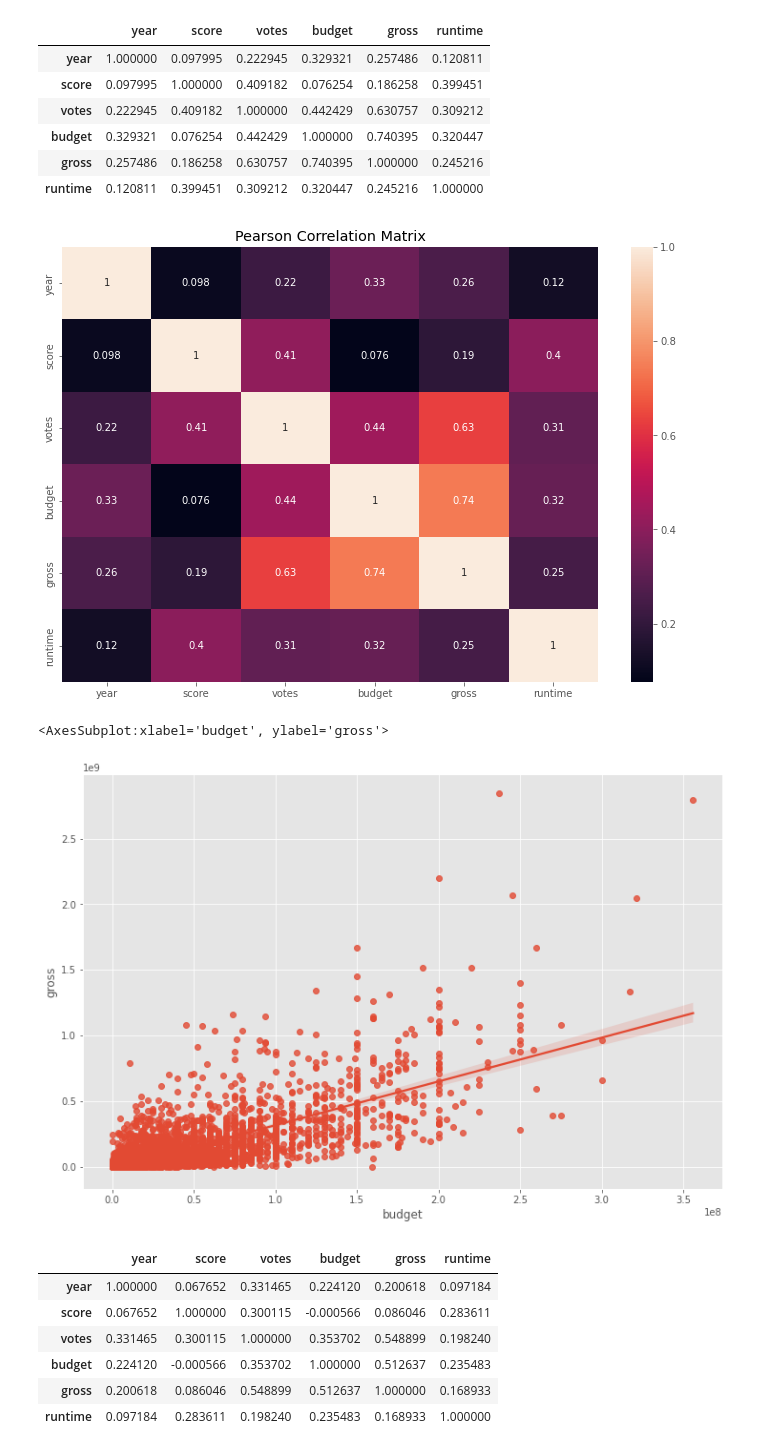
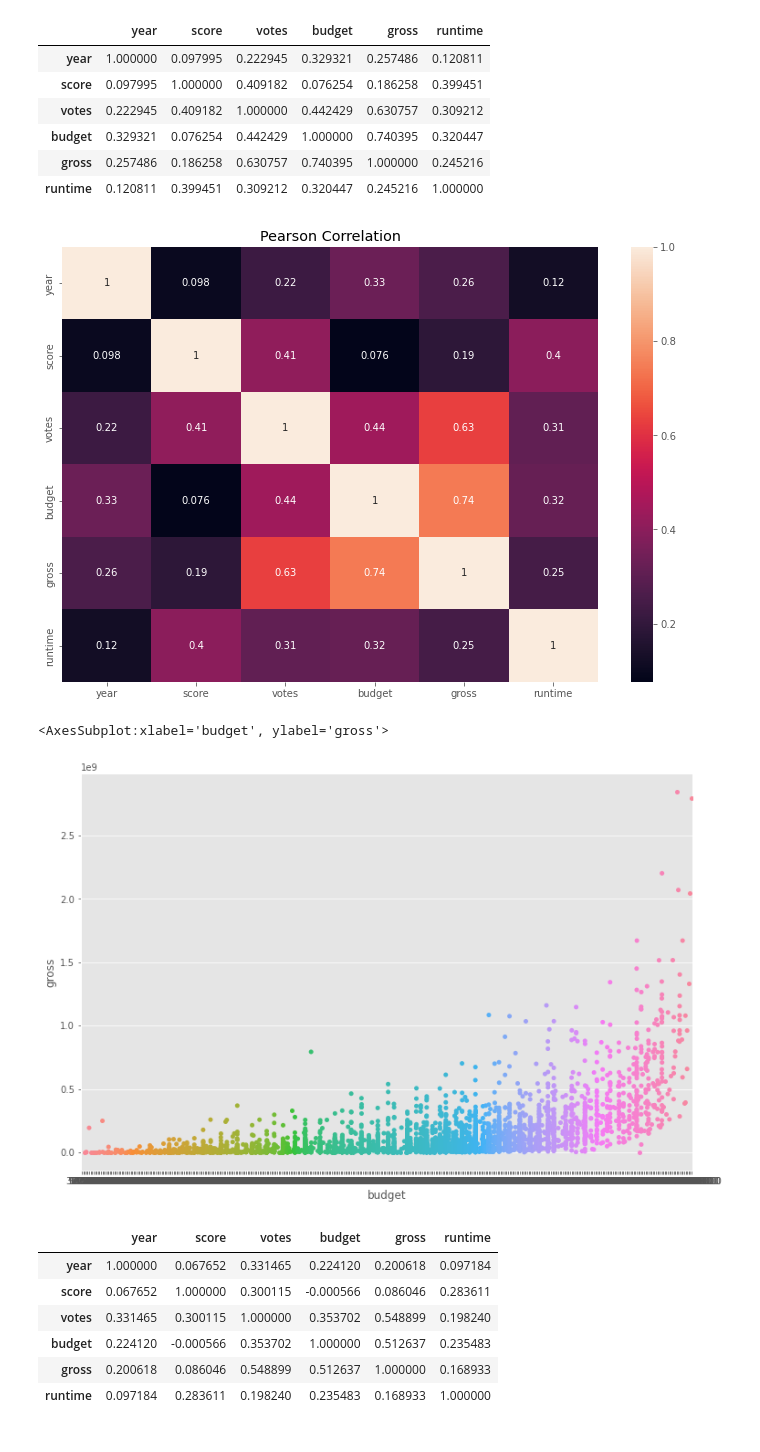
Before and after one commit to johncshort/Portfolio_Projects, a Jupyter notebook: Movie Correlation.ipynb, the cells around one changed output. Saved outputs shown, nothing was run; the diff lists cells and outputs as text; code cells hidden in the pictures.

Commit message:
Add files via upload
Added profile report, swarm plots.

```diff
--- a/Movie Correlation.ipynb
+++ b/Movie Correlation.ipynb
@@ -144,23 +130,21 @@ df.corr(method = 'pearson')
 # Represent Pearson Correlation with matrix
 
 # Matrix indicates strongest correlation between budget and gross
-
 correlation_matrix = df.corr(method = 'pearson')
 
 sns.heatmap(correlation_matrix, annot = True)
 
-plt.title("Pearson Correlation Matrix")
+plt.title("Pearson Correlation")
 
 plt.show()
 # %% [output]
-[figure, old version]
+[figure, new version]
 # %%
-# Plot budget vs. gross using regression plot
-
-sns.regplot(x = "budget", y = "gross", data = df)
+# Plot budget vs. gross using strip plot
+sns.stripplot(x = "budget", y = "gross", data = df)
 # %% [output]
 <AxesSubplot:xlabel='budget', ylabel='gross'>
-[figure, old version]
+[figure, new version]
 # %%
 # Check which, if any, data points are strongly correlated
 
```
Also changed, not shown: parts of 14 cells of this notebook.
